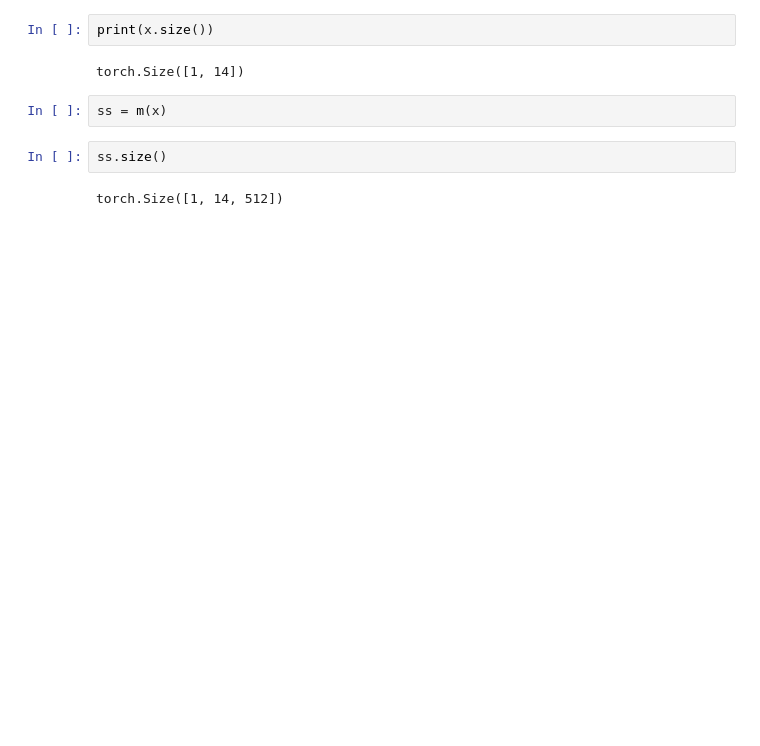
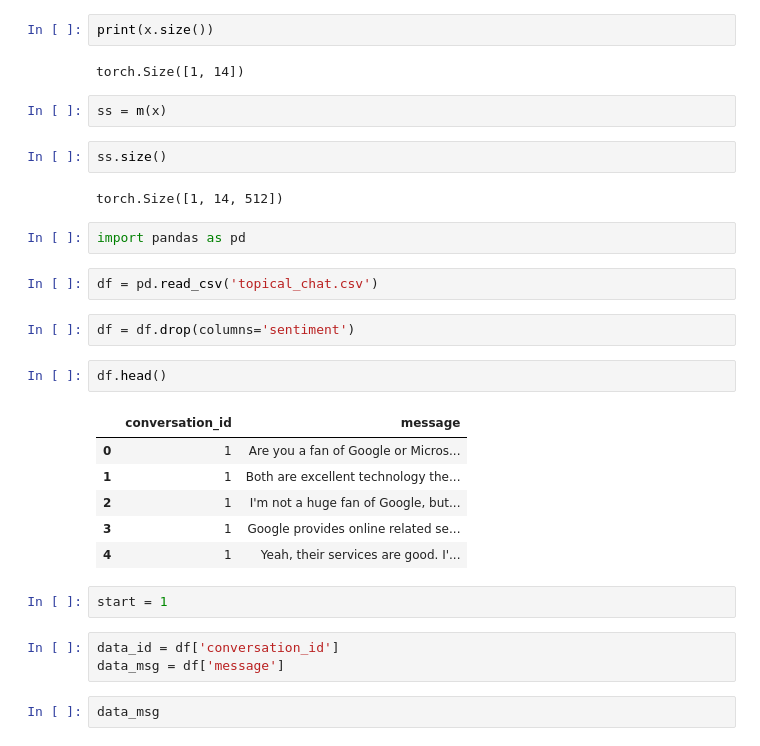
Before and after one commit to erfanzar/OST-OpenSourceTransformers, a Jupyter notebook: scripts/test.ipynb, the cells around one changed output. Drawn from its saved outputs; the diff is of its cells as text; blank space fills up the shorter version.

Commit message:
adding data and changing dataset

```diff
--- a/scripts/test.ipynb
+++ b/scripts/test.ipynb
@@ -220,3 +221,25 @@ ss = m(x)
 ss.size()
 # %% [output]
 torch.Size([1, 14, 512])
+# %%
+import pandas as pd
+# %%
+df = pd.read_csv('topical_chat.csv')
+# %%
+df = df.drop(columns='sentiment')
+# %%
+df.head()
+# %% [output]
+|  | conversation_id | message |
+| 0 | 1 | Are you a fan of Google or Micros... |
+| 1 | 1 | Both are excellent technology the... |
+| 2 | 1 | I'm not a huge fan of Google, but... |
+| 3 | 1 | Google provides online related se... |
+| 4 | 1 | Yeah, their services are good. I'... |
+# %%
+start = 1
+# %%
+data_id = df['conversation_id']
+data_msg = df['message']
+# %%
+data_msg
```
Also changed, not shown: parts of 10 cells of this notebook, 9 other files.
